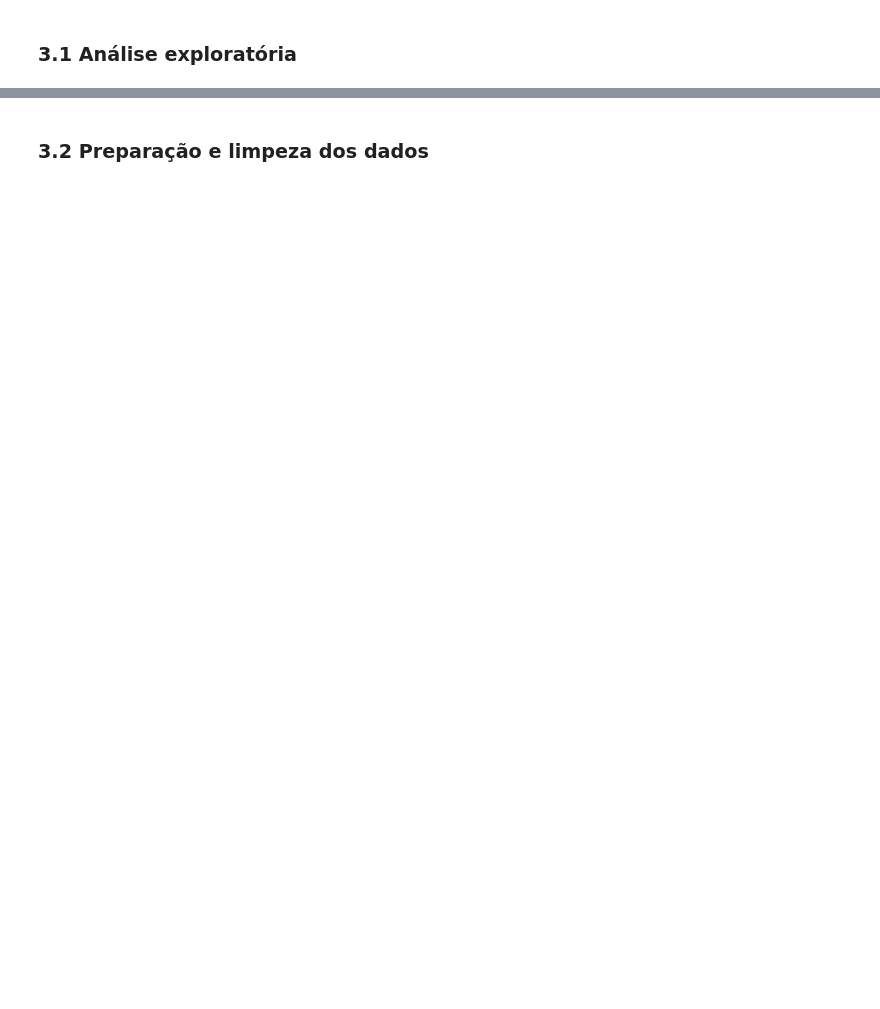
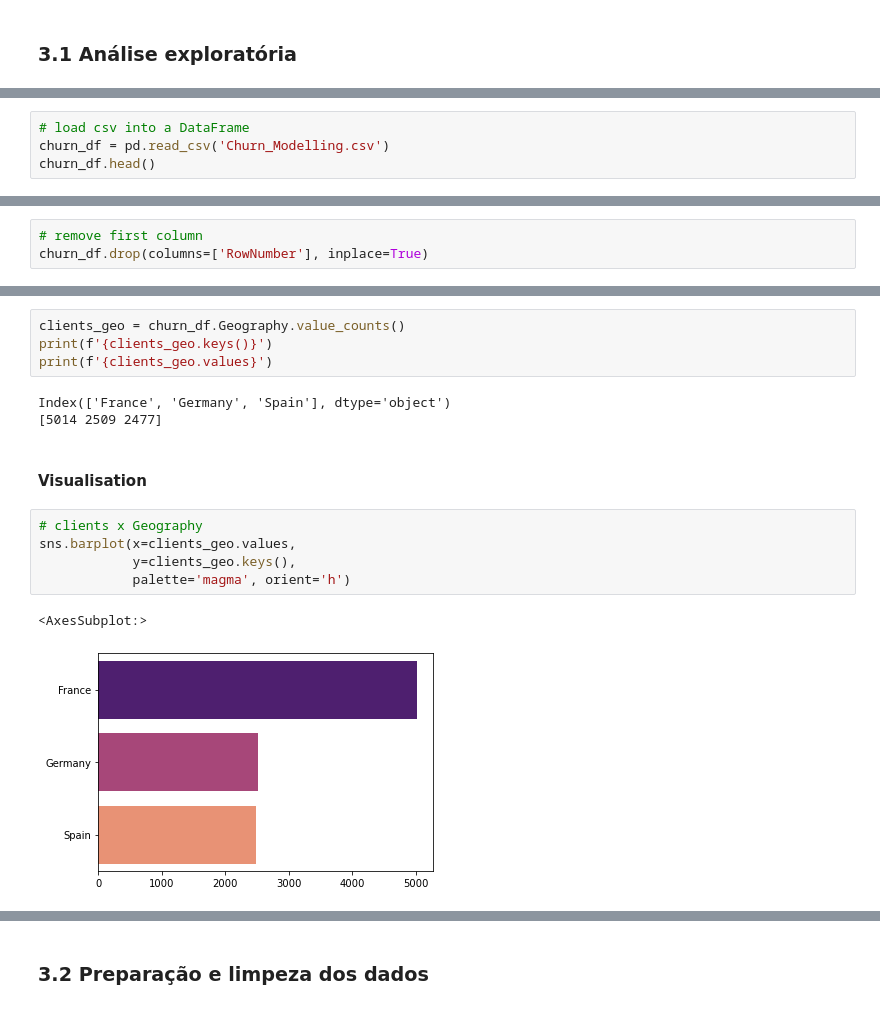
Before and after one commit to cpoles/data_science, a Jupyter notebook: awari/br-classification-project-master/classification-project-br.ipynb, the cells around one changed output, grey strips where cells are left out. Drawn from its saved outputs; the diff is of its cells as text; blank space fills up the shorter version.

Commit message:
Need to check better visualisation options

```diff
--- a/awari/br-classification-project-master/classification-project-br.ipynb
+++ b/awari/br-classification-project-master/classification-project-br.ipynb
@@ -75,0 +77,4 @@ Em caso de dúvidas, não esqueça de conversar com seu mentor.
+# %%
+# load csv into a DataFrame
+churn_df = pd.read_csv('Churn_Modelling.csv')
+churn_df.head()
@@ -75,0 +88,3 @@ Em caso de dúvidas, não esqueça de conversar com seu mentor.
+# %%
+# remove first column
+churn_df.drop(columns=['RowNumber'], inplace=True)
@@ -75,0 +159,17 @@ Em caso de dúvidas, não esqueça de conversar com seu mentor.
+# %%
+clients_geo = churn_df.Geography.value_counts()
+print(f'{clients_geo.keys()}')
+print(f'{clients_geo.values}')
+# %% [output]
+Index(['France', 'Germany', 'Spain'], dtype='object')
+[5014 2509 2477]
+# %% [markdown]
+#### Visualisation
+# %%
+# clients x Geography
+sns.barplot(x=clients_geo.values,
+            y=clients_geo.keys(),
+            palette='magma', orient='h')
+# %% [output]
+<AxesSubplot:>
+[figure, added]
```
Also changed, not shown: parts of 15 cells of this notebook.
